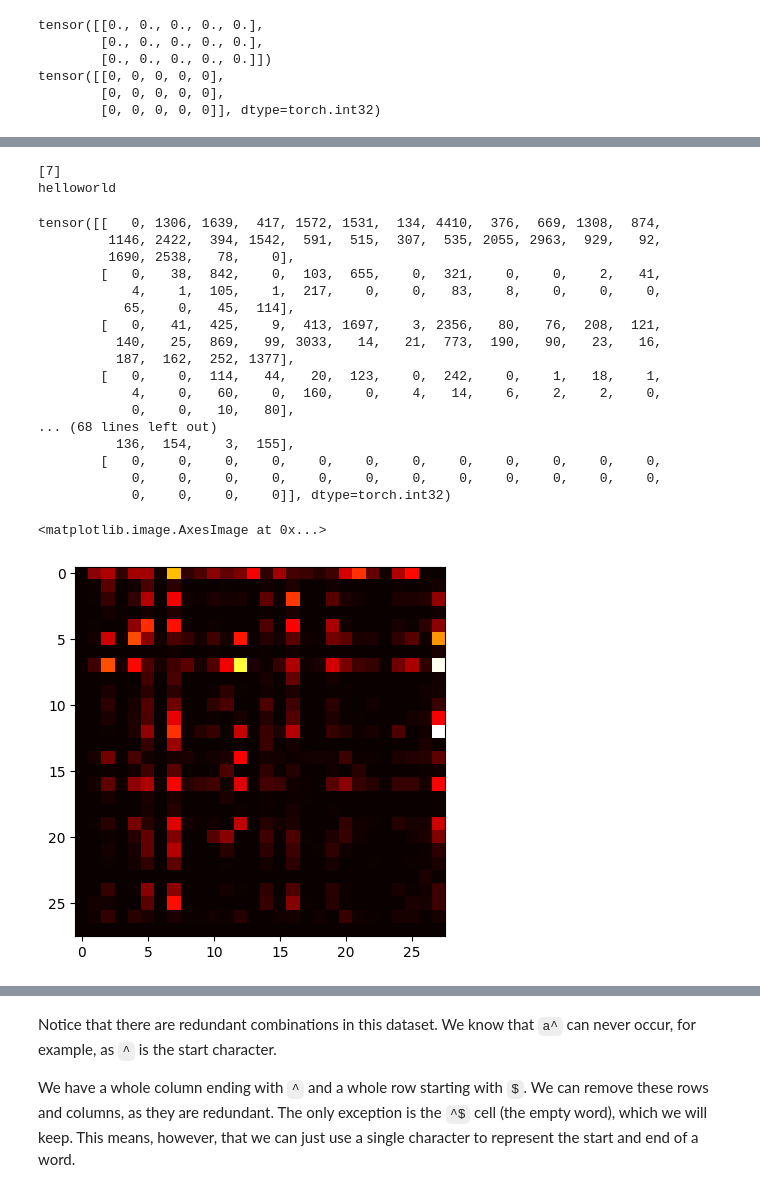
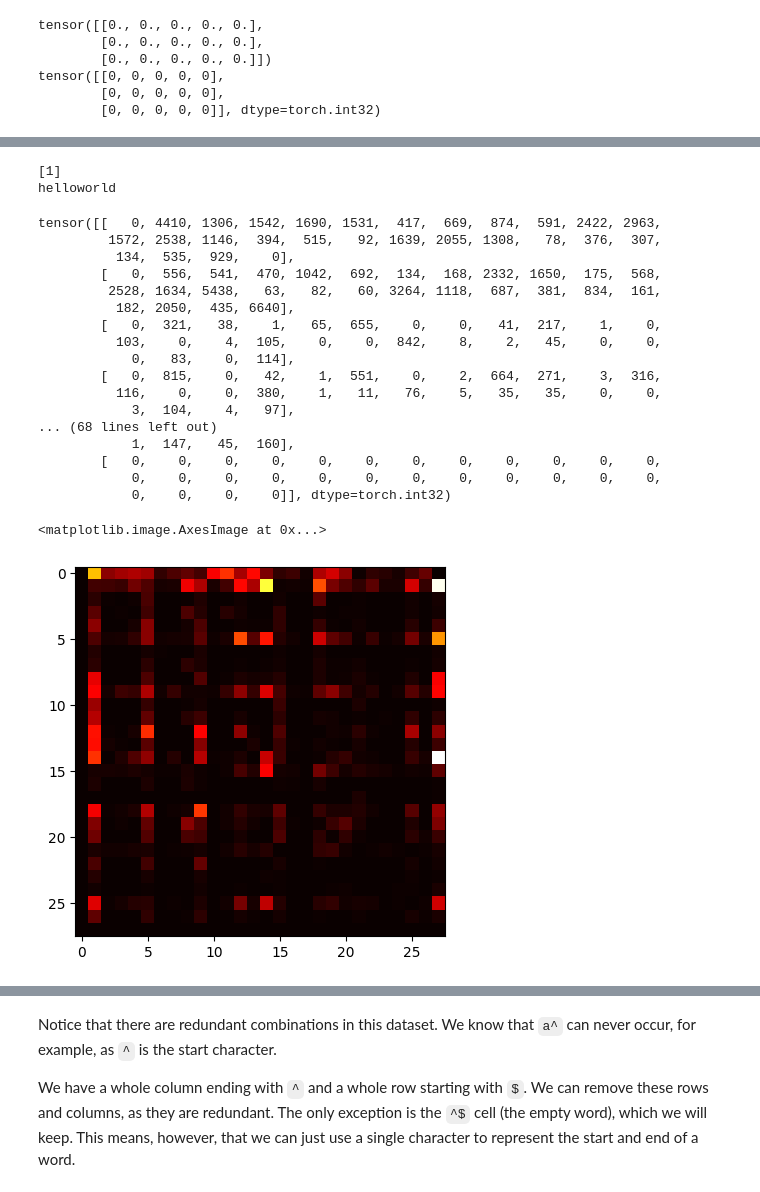
Before and after one commit to Razzula/ai-sandbox, a Jupyter notebook: makemore.ipynb, the cells around one changed output, grey strips where cells are left out. Drawn from its saved outputs; the diff is of its cells as text; code cells hidden in the pictures.

Commit message:
makemore: Improve documentation of bigram model

```diff
--- a/makemore.ipynb
+++ b/makemore.ipynb
@@ -150,5 +162,5 @@ tensor([[0, 0, 0, 0, 0],
 # %%
-vocabulary = ['^'] + list(set(''.join(words))) + ['$']
+vocabulary = ['^'] + sorted(list(set(''.join(words)))) + ['$']
 
 ctoi = { c: i for i, c in enumerate(vocabulary) }
 itoc = { i: c for i, c in enumerate(vocabulary) }
@@ -159,10 +171,10 @@ decode = lambda code: ''.join([itoc[i] for i in code])
 print(encode('a'))
 print(decode(encode('helloworld')))
 # %% [output]
-[7]
+[1]
 helloworld
 # %%
-counts = torch.zeros(28, 28, dtype=torch.int32)
+frequencyTable = torch.zeros(28, 28, dtype=torch.int32)
 
 # step through each character pair in the words
 for word in words:
@@ -170,32 +182,34 @@ for word in words:
     characters = encode(['^'] + list(word) + ['$']) # hallucinate start and end characters
 
     for bigramIndexes in zip(characters, characters[1:]):
-        counts[bigramIndexes] += 1 # increment the count of the bigram
+        frequencyTable[bigramIndexes] += 1 # increment the count of the bigram
+        # bigramIndexes is the coordinates of the bigram in the frequencyTable
+        # i.e. (0, 1) would be the location of [^, a]
 
-print(counts)
+print(frequencyTable)
 # %% [output]
-tensor([[   0, 1306, 1639,  417, 1572, 1531,  134, 4410,  376,  669, 1308,  874,
-         1146, 2422,  394, 1542,  591,  515,  307,  535, 2055, 2963,  929,   92,
-         1690, 2538,   78,    0],
-        [   0,   38,  842,    0,  103,  655,    0,  321,    0,    0,    2,   41,
-            4,    1,  105,    1,  217,    0,    0,   83,    8,    0,    0,    0,
-           65,    0,   45,  114],
-        [   0,   41,  425,    9,  413, 1697,    3, 2356,   80,   76,  208,  121,
-          140,   25,  869,   99, 3033,   14,   21,  773,  190,   90,   23,   16,
-          187,  162,  252, 1377],
-        [   0,    0,  114,   44,   20,  123,    0,  242,    0,    1,   18,    1,
-            4,    0,   60,    0,  160,    0,    4,   14,    6,    2,    2,    0,
-            0,    0,   10,   80],
+tensor([[   0, 4410, 1306, 1542, 1690, 1531,  417,  669,  874,  591, 2422, 2963,
+         1572, 2538, 1146,  394,  515,   92, 1639, 2055, 1308,   78,  376,  307,
+          134,  535,  929,    0],
+        [   0,  556,  541,  470, 1042,  692,  134,  168, 2332, 1650,  175,  568,
+         2528, 1634, 5438,   63,   82,   60, 3264, 1118,  687,  381,  834,  161,
+          182, 2050,  435, 6640],
+        [   0,  321,   38,    1,   65,  655,    0,    0,   41,  217,    1,    0,
+          103,    0,    4,  105,    0,    0,  842,    8,    2,   45,    0,    0,
+            0,   83,    0,  114],
+        [   0,  815,    0,   42,    1,  551,    0,    2,  664,  271,    3,  316,
+          116,    0,    0,  380,    1,   11,   76,    5,   35,   35,    0,    0,
+            3,  104,    4,   97],
 ... (68 lines left out)
-          136,  154,    3,  155],
+            1,  147,   45,  160],
         [   0,    0,    0,    0,    0,    0,    0,    0,    0,    0,    0,    0,
             0,    0,    0,    0,    0,    0,    0,    0,    0,    0,    0,    0,
             0,    0,    0,    0]], dtype=torch.int32)
 # %%
-plt.imshow(counts, cmap='hot', interpolation='nearest')
+plt.imshow(frequencyTable, cmap='hot', interpolation='nearest')
 # %% [output]
 <matplotlib.image.AxesImage at 0x...>
-[figure, old version]
+[figure, new version]
 # %%
 def showBigramHeatmap(counts, vocabulary):
     plt.figure(figsize=(16,16))
```
Also changed, not shown: parts of 19 cells of this notebook.
